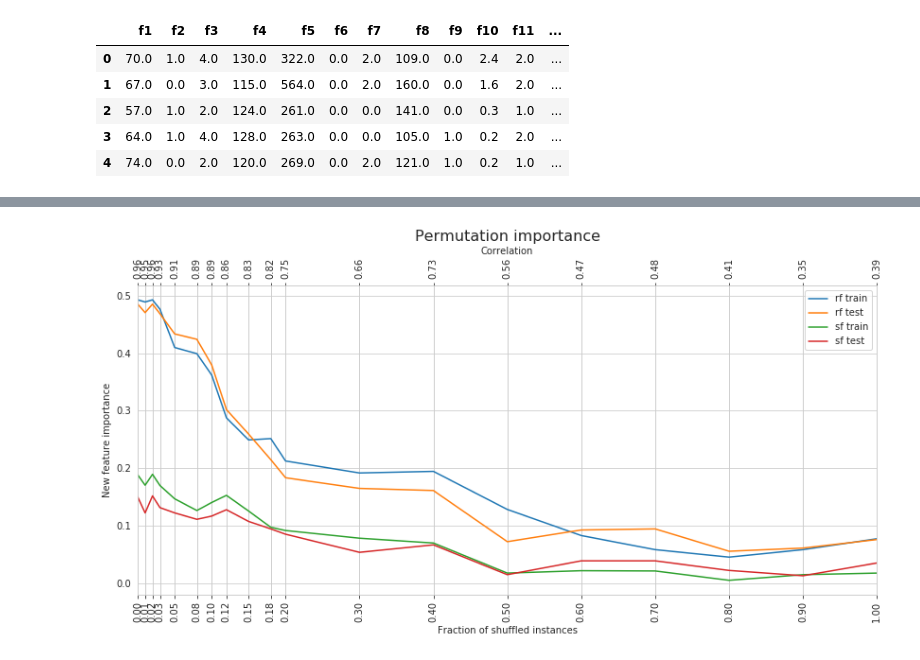
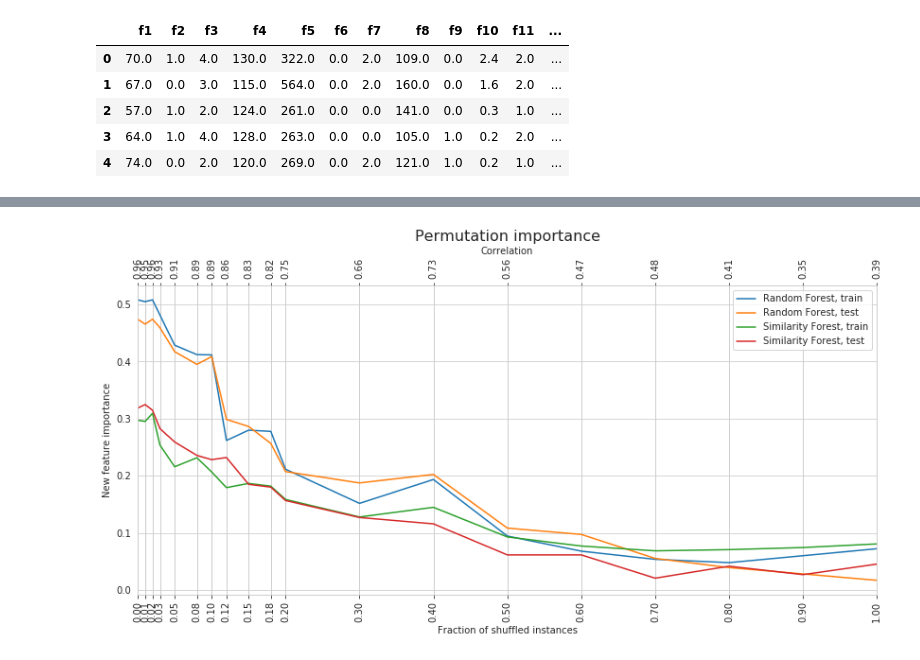
Before and after one commit to sfczekalski/similarity_forest, a Jupyter notebook: examples/Bias.ipynb, the cells around one changed output, grey strips where cells are left out. Drawn from its saved outputs; the diff is of its cells as text; code cells hidden in the pictures.

Commit message:
Fixed bug in bias notebook. Bias functions moved to bias module.

```diff
--- a/examples/Bias.ipynb
+++ b/examples/Bias.ipynb
@@ -50,3 +49,5 @@ In this case, a=10, b=5, fraction=0.1
 # %%
-new_feature, corr, p = create_correlated_feature(y, fraction=0.1, seed=SEED, verbose=True)
+new_feature, corr, p = create_correlated_feature(y, fraction=0.05, seed=SEED, verbose=True)
+df = pd.concat([pd.Series(new_feature, name='new_feature'), df], axis=1)
+df.head()
 # %% [output]
@@ -153,11 +107,17 @@ for i, xi in enumerate(x):
+# %%
+fraction_range = [0.0, 0.01, 0.02, 0.03, 0.05, 0.08, 0.1, 0.12, 0.15,
+                  0.18, 0.2, 0.3, 0.4, 0.5, 0.6, 0.7, 0.8, 0.9, 1.0]
+
+
+correlations, rf_scores, sf_scores, permutation_importances = bias_experiment(df, y, fraction_range, SEED)
 # %%
-def tick_function():
+def tick_function(correlations):
     return [round(c, 2) for c in correlations]
 
 # Set figure and first axis
 fig, ax1 = plt.subplots(figsize=(16, 6))
 plt.xticks(rotation=90)
-ax1.set_xticks(x)
+ax1.set_xticks(fraction_range)
 ax1.set_xlim(0.0, 1.0)
 ax1.set_xlabel('Fraction of shuffled instances')
 
@@ -166,15 +126,15 @@ ax2 = ax1.twiny()
 plt.xticks(rotation=90)
 ax2.set_xticks(ax1.get_xticks())
 ax2.set_xlim(0.0, 1.0)
-ax2.set_xticklabels(tick_function())
+ax2.set_xticklabels(tick_function(correlations))
 ax2.set_xlabel('New feature correlation')
 
 # Plot
-plt.plot(x, rf_scores, label='Random Forest')
-plt.plot(x, sf_scores, label='Similarity Forest')
+plt.plot(fraction_range, rf_scores, label='Random Forest')
+plt.plot(fraction_range, sf_scores, label='Similarity Forest')
 
 # Set legend and titles
 plt.legend()
-plt.ylabel('Score')
+ax1.set_ylabel('Score')
 plt.title('Scores', fontsize=16);
 # %% [output]
@@ -264,33 +142,30 @@ for i, xi in enumerate(x):
 # %%
-def tick_function(correlations):
-    return [round(c, 2) for c in correlations]
-
-df_results = pd.DataFrame(results_importances)
+df_permutation_importances = pd.DataFrame(permutation_importances)
 
 # Set figure and first axis
 fig, ax1 = plt.subplots(figsize=(14, 6))
 plt.xticks(rotation=90)
-ax1.set_xticks(x)
+ax1.set_xticks(fraction_range)
 ax1.set_xlim(0.0, 1.0)
 ax1.set_xlabel('Fraction of shuffled instances')
 
 # Set second axis
 ax2 = ax1.twiny()
 plt.xticks(rotation=90)
 ax2.set_xticks(ax1.get_xticks())
 ax2.set_xlim(0.0, 1.0)
-ax2.set_xticklabels(tick_function(df_results['correlation'].values))
+ax2.set_xticklabels(tick_function(correlations))
 ax2.set_xlabel('Correlation')
 
 # Plot
-plt.plot(x, df_results['rf_train'].values, label='rf train')
-plt.plot(x, df_results['rf_test'].values, label='rf test')
-plt.plot(x, df_results['sf_train'].values, label='sf train')
-plt.plot(x, df_results['sf_test'].values, label='sf test')
+plt.plot(fraction_range, df_permutation_importances['rf_train'].values, label='Random Forest, train')
+plt.plot(fraction_range, df_permutation_importances['rf_test'].values, label='Random Forest, test')
+plt.plot(fraction_range, df_permutation_importances['sf_train'].values, label='Similarity Forest, train')
+plt.plot(fraction_range, df_permutation_importances['sf_test'].values, label='Similarity Forest, test')
 
 # Set legend and titles
 plt.legend()
 ax1.set_ylabel('New feature importance')
 plt.title('Permutation importance', fontsize=16);
 # %% [output]
-[figure, old version]
+[figure, new version]
```
Also changed, not shown: parts of 21 cells of this notebook, 8 other files.
